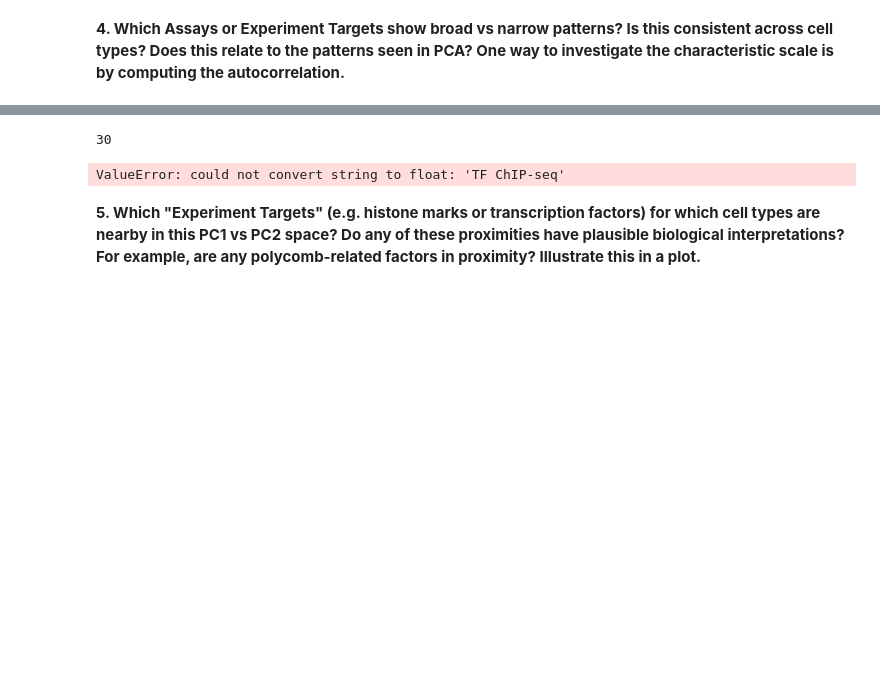
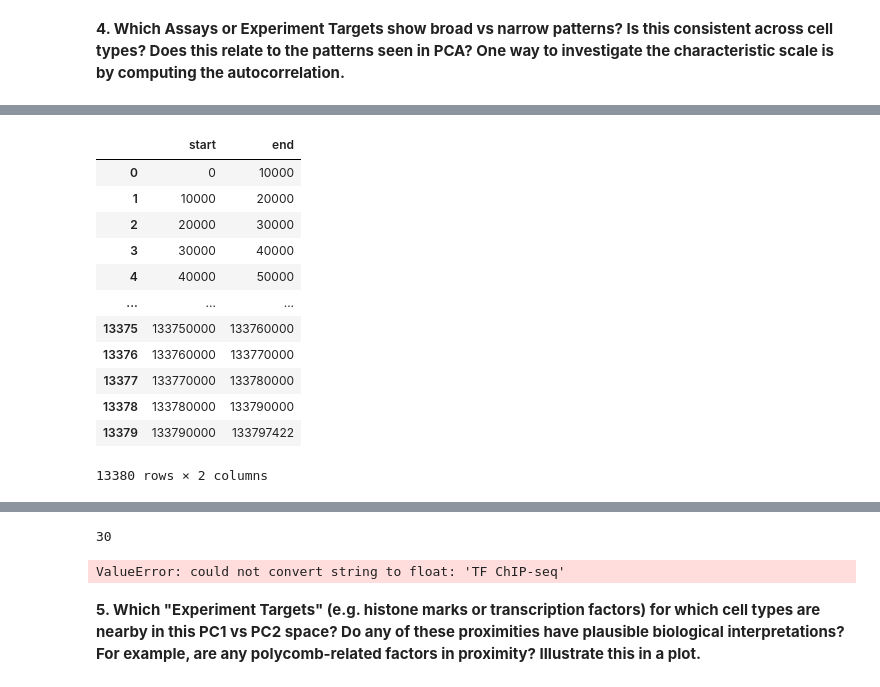
Before and after one commit to Fudenberg-Research-Group/qbio577_fall2022, a Jupyter notebook: encode-bigwig-eda.ipynb, the cells around one changed output, grey strips where cells are left out. Drawn from its saved outputs; the diff is of its cells as text; code cells hidden in the pictures; blank space fills up the shorter version.

```diff
--- a/encode-bigwig-eda.ipynb
+++ b/encode-bigwig-eda.ipynb
@@ -210,0 +211,16 @@ def plot_pca( pca ,
+# %%
+df_sub
+# %% [output]
+|  | start | end |
+| 0 | 0 | 10000 |
+| 1 | 10000 | 20000 |
+| 2 | 20000 | 30000 |
+| 3 | 30000 | 40000 |
+| 4 | 40000 | 50000 |
+| ... | ... | ... |
+| 13375 | 133750000 | 133760000 |
+| 13376 | 133760000 | 133770000 |
+| 13377 | 133770000 | 133780000 |
+| 13378 | 133780000 | 133790000 |
+| 13379 | 133790000 | 133797422 |
+13380 rows × 2 columns
```
Also changed, not shown: parts of 25 cells of this notebook.
